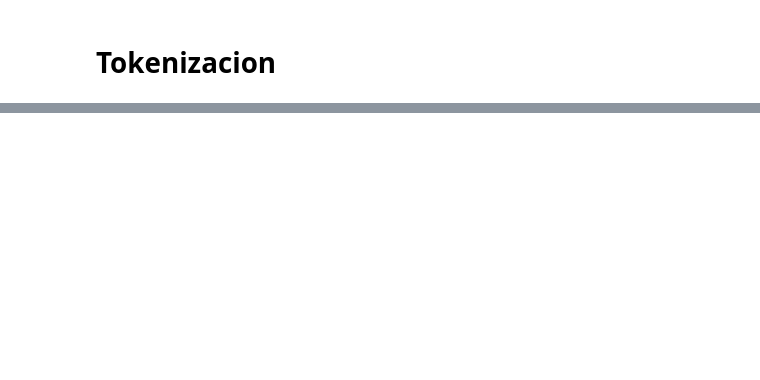
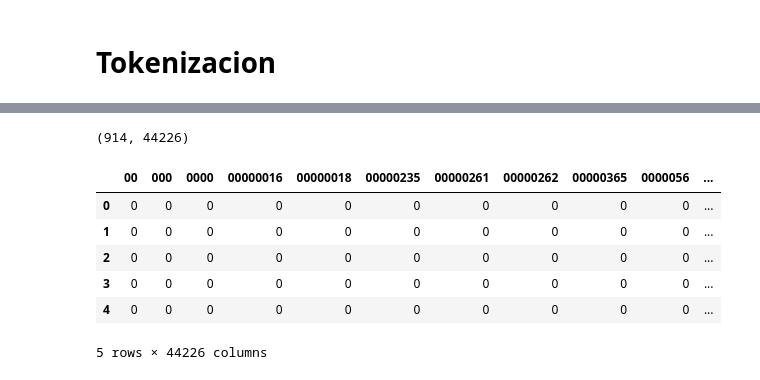
Before and after one commit to castillosebastian/NLU_legal_domain, a Jupyter notebook: NLU_Semantica_Vectoria_II.ipynb, the cells around one changed output, grey strips where cells are left out. Saved outputs shown, nothing was run; the diff lists cells and outputs as text; code cells hidden in the pictures; blank space fills up the shorter version.

```diff
--- a/NLU_Semantica_Vectoria_II.ipynb
+++ b/NLU_Semantica_Vectoria_II.ipynb
@@ -104,0 +271,23 @@ dicts
+# %%
+df = tbfallos['textos_fallo']
+# %%
+cv = CountVectorizer()
+cv.fit(df)
+results = cv.transform(df)
+# %%
+print(results.shape) # Sparse matrix
+# %% [output]
+(914, 44226)
+# %%
+features = cv.get_feature_names()
+df_res = pd.DataFrame(results.toarray(), columns=features)
+# %%
+df_res.head()
+# %% [output]
+|  | 00 | 000 | 0000 | 00000016 | 00000018 | 00000235 | 00000261 | 00000262 | 00000365 | 0000056 | ... |
+| 0 | 0 | 0 | 0 | 0 | 0 | 0 | 0 | 0 | 0 | 0 | ... |
+| 1 | 0 | 0 | 0 | 0 | 0 | 0 | 0 | 0 | 0 | 0 | ... |
+| 2 | 0 | 0 | 0 | 0 | 0 | 0 | 0 | 0 | 0 | 0 | ... |
+| 3 | 0 | 0 | 0 | 0 | 0 | 0 | 0 | 0 | 0 | 0 | ... |
+| 4 | 0 | 0 | 0 | 0 | 0 | 0 | 0 | 0 | 0 | 0 | ... |
+5 rows × 44226 columns
```
Also changed, not shown: parts of 30 cells of this notebook.
